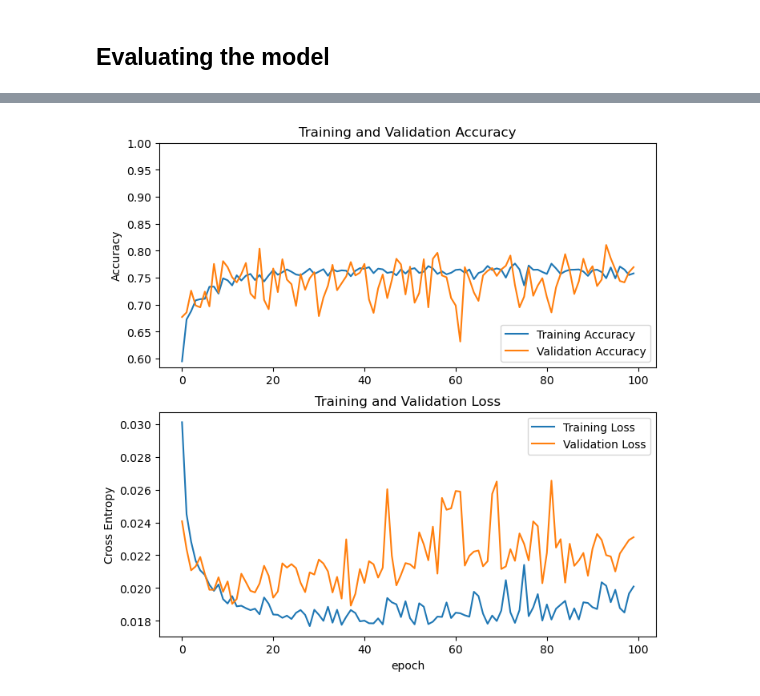
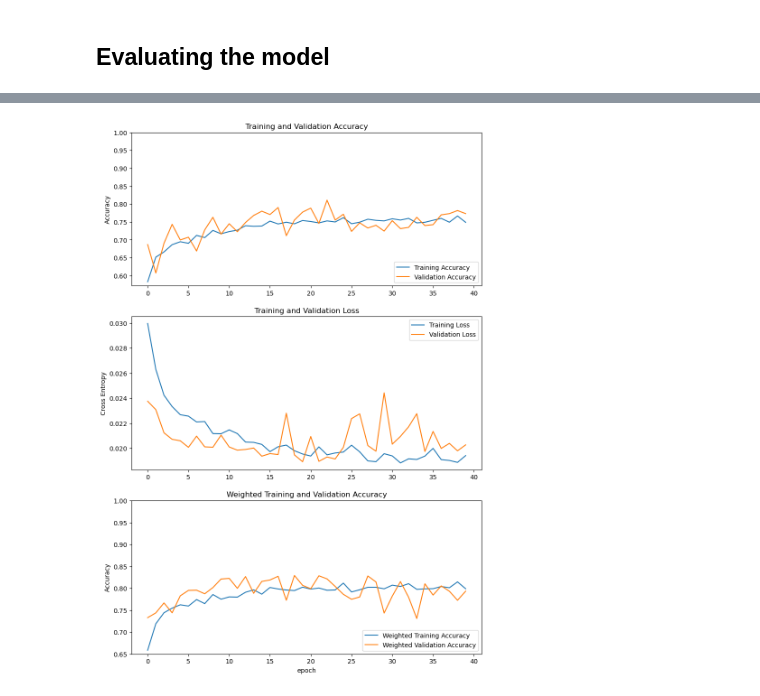
Before and after one commit to ruadhrimcdougall/DarkMatterML, a Jupyter notebook: CNN Analysis/01_padded_NN.ipynb, the cells around one changed output, grey strips where cells are left out. Cells and saved outputs as stored; diff of their text form; code cells hidden in the pictures.

```diff
--- a/CNN Analysis/01_padded_NN.ipynb
+++ b/CNN Analysis/01_padded_NN.ipynb
@@ -339,10 +339,14 @@ print(y_train)
 #### Going to start with input layer with no. neurons as the length of the waveform arrays, one fully connected hidden layer, and an output layer of two neurons
 # %%
 paddedNN = keras.Sequential([
+    # keras.layers.Masking(mask_value=0., input_shape=(input_length,)), # basically means the padded zeros are ignored, unsure exactly how this works
     keras.layers.Dense(100,input_shape=(input_length,),activation='relu'),
+    # keras.layers.LSTM(50, activation='relu', input_shape=(input_length,1), return_sequences=False),
     # keras.layers.Dense(100,activation='relu'),
-    # keras.layers.Dense(100,activation='relu'),
-    # keras.layers.Dense(100,activation='relu'),
+    # keras.layers.Dense(10,activation='relu'),
+    # keras.layers.Dense(10,activation='relu'),
+    # keras.layers.Dense(10,activation='relu'),
+    keras.layers.Dropout(0.2),
     keras.layers.Dense(3,activation='softmax')
 ])
 paddedNN.summary()
@@ -363,7 +369,8 @@ _________________________________________________________________
 # %%
 paddedNN.compile(optimizer='adam',
                  loss='sparse_categorical_crossentropy',#'binary_crossentropy',
-                 metrics=['accuracy'])
+                 metrics=['accuracy'],
+                 weighted_metrics=['accuracy'])
 # %%
 [print(i.shape, i.dtype) for i in paddedNN.inputs]
 [print(o.shape, o.dtype) for o in paddedNN.outputs]
@@ -377,3 +385,3 @@ dense_19 (None, 100) float32
 # %%
-hist_paddedNN = paddedNN.fit(X_train,y_train,epochs=100, validation_split=0.2, shuffle=True, sample_weight=W_train)
+hist_paddedNN = paddedNN.fit(X_train,y_train,epochs=40, validation_split=0.2, shuffle=True, sample_weight=W_train)
 # %% [output]
@@ -406,32 +414,45 @@ Test Loss, Test Accuracy]
 # %%
 # plotting training history
 
 acc = hist_paddedNN.history['accuracy']
 val_acc = hist_paddedNN.history['val_accuracy']
+w_acc = hist_paddedNN.history['weighted_accuracy']
+w_val_acc = hist_paddedNN.history['val_weighted_accuracy']
 
 loss = hist_paddedNN.history['loss']
 val_loss = hist_paddedNN.history['val_loss']
 
-plt.figure(figsize=(8, 8))
-plt.subplot(2, 1, 1)
+plt.figure(figsize=(10, 15))
+plt.subplot(3, 1, 1)
 plt.plot(acc, label='Training Accuracy')
 plt.plot(val_acc, label='Validation Accuracy')
 plt.legend(loc='lower right')
 plt.ylabel('Accuracy')
 plt.ylim([min(plt.ylim()),1])
 plt.title('Training and Validation Accuracy')
 
-plt.subplot(2, 1, 2)
+plt.subplot(3, 1, 2)
 plt.plot(loss, label='Training Loss')
 plt.plot(val_loss, label='Validation Loss')
 plt.legend(loc='upper right')
 plt.ylabel('Cross Entropy')
 #plt.ylim([0,1.0])
 plt.title('Training and Validation Loss')
+
+# plotting weighted mertrics
+
+plt.subplot(3, 1, 3)
+plt.plot(w_acc, label='Weighted Training Accuracy')
+plt.plot(w_val_acc, label='Weighted Validation Accuracy')
+plt.legend(loc='lower right')
+plt.ylabel('Accuracy')
+plt.ylim([min(plt.ylim()),1])
+plt.title('Weighted Training and Validation Accuracy')
 plt.xlabel('epoch')
+
 plt.show()
 # %% [output]
-[figure, old version]
+[figure, new version]
 # %%
 # generating confusion matrix info
 
```
Also changed, not shown: parts of 6 cells of this notebook, 1 other file.
